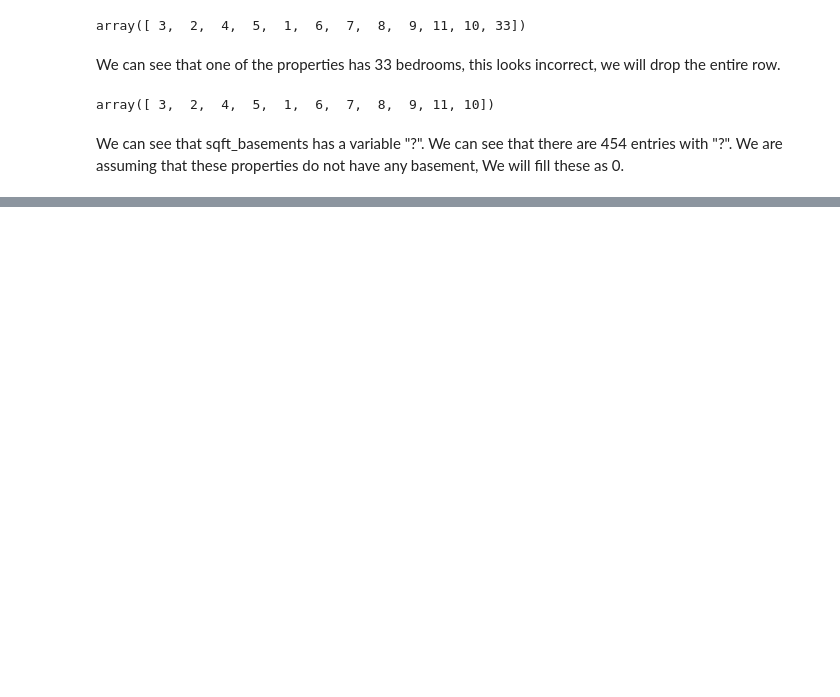
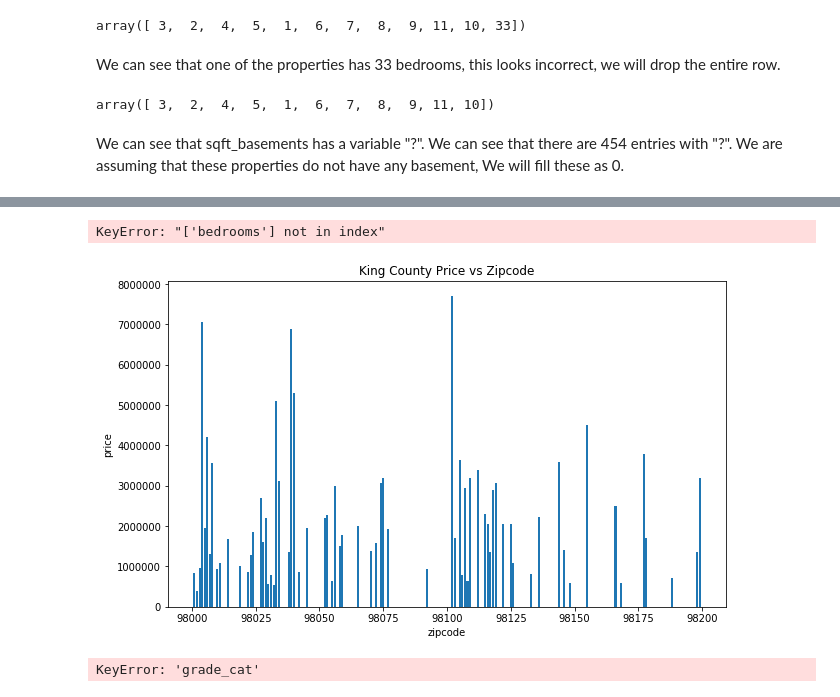
Before and after one commit to navahmed/Linear-Regression-Project---Washington-House-Prices, a Jupyter notebook: Untitled.ipynb, the cells around one changed output, grey strips where cells are left out. Cells and saved outputs as stored; diff of their text form; code cells hidden in the pictures; blank space fills up the shorter version.

```diff
--- a/Untitled.ipynb
+++ b/Untitled.ipynb
@@ -124,0 +271,2 @@ Name: sqft_basement, Length: 303, dtype: int64
+# %%
+df['grade_cat'] = pd.cut(df['grade'], bins=[0,3,6,7,10,13], labels=['Bad','Below Average','Average','Good','High'])
@@ -124,0 +399,2 @@ Name: sqft_basement, Length: 303, dtype: int64
+# %%
+df['grade_cat'] = pd.cut(df['grade'], bins=[0,3,6,7,10,13], labels=['Bad','Below Average','Average','Good','High'])
@@ -124,0 +491,20 @@ Name: sqft_basement, Length: 303, dtype: int64
+# %%
+X_const = sm.add_constant(x_list_df[xx2_list])
+model_sm = sm.OLS(y_list, X_const)
+results = model_sm.fit()
+results.summary()
+# %% [output]
+KeyError: "['bedrooms'] not in index"
+# %%
+plt.figure(figsize=(10,6))
+plt.bar(df['zipcode'],df['price'])
+plt.xlabel('zipcode')
+plt.ylabel('price')
+plt.title('King County Price vs Zipcode')
+plt.show()
+# %% [output]
+[figure, added]
+# %%
+df_grade_cat = df['grade_cat']
+# %% [output]
+KeyError: 'grade_cat'
```
Also changed, not shown: parts of 89 cells of this notebook.
